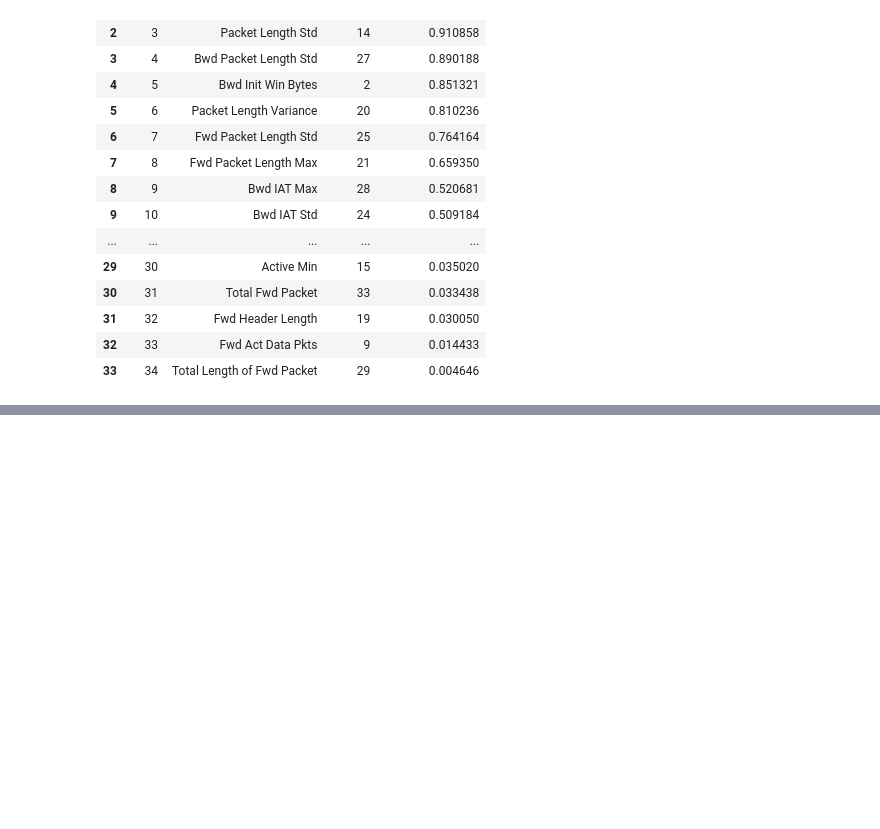
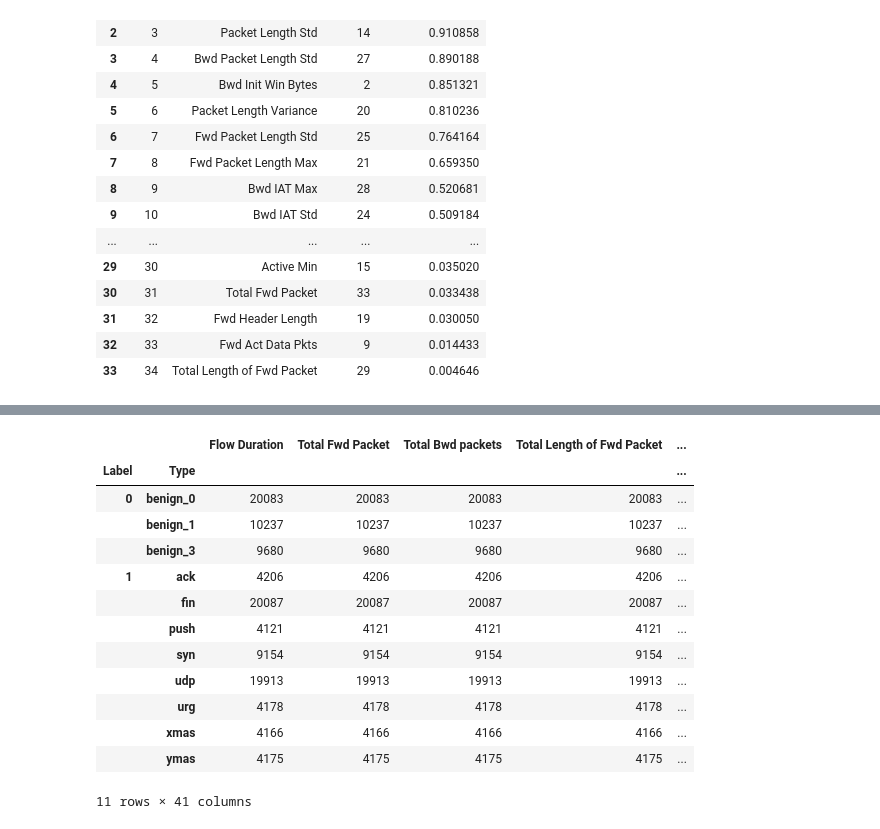
Before and after one commit to Sohag07Hasan/Collarborate-5G-NFs-with-Federated-Learning, a Jupyter notebook: feature_engineering/Feature_Analysis_for_Fed_&_non_Fed_nonIID.ipynb, the cells around one changed output, grey strips where cells are left out. Cells and saved outputs as stored; diff of their text form; code cells hidden in the pictures; blank space fills up the shorter version.

Commit message:
nonIID dataset updated

```diff
--- a/feature_engineering/Feature_Analysis_for_Fed_&_non_Fed_nonIID.ipynb
+++ b/feature_engineering/Feature_Analysis_for_Fed_&_non_Fed_nonIID.ipynb
@@ -401,0 +416,19 @@ for i in range(1, 5):
+# %%
+df = pd.read_csv("/home/sharedrive/PythonCodes/FL_IDS/IDS/feature_engineering/dataset_nonIID/client_1/fold_1/client_1_scaled_test_dataset.csv")
+# %%
+df.groupby(['Label', 'Type']).count()
+# %% [output]
+|  |  | Flow Duration | Total Fwd Packet | Total Bwd packets | Total Length of Fwd Packet | ... |
+| Label | Type |  |  |  |  | ... |
+| 0 | benign_0 | 20083 | 20083 | 20083 | 20083 | ... |
+|  | benign_1 | 10237 | 10237 | 10237 | 10237 | ... |
+|  | benign_3 | 9680 | 9680 | 9680 | 9680 | ... |
+| 1 | ack | 4206 | 4206 | 4206 | 4206 | ... |
+|  | fin | 20087 | 20087 | 20087 | 20087 | ... |
+|  | push | 4121 | 4121 | 4121 | 4121 | ... |
+|  | syn | 9154 | 9154 | 9154 | 9154 | ... |
+|  | udp | 19913 | 19913 | 19913 | 19913 | ... |
+|  | urg | 4178 | 4178 | 4178 | 4178 | ... |
+|  | xmas | 4166 | 4166 | 4166 | 4166 | ... |
+|  | ymas | 4175 | 4175 | 4175 | 4175 | ... |
+11 rows × 41 columns
```
Also changed, not shown: parts of 2 cells of this notebook, 3 other files.
